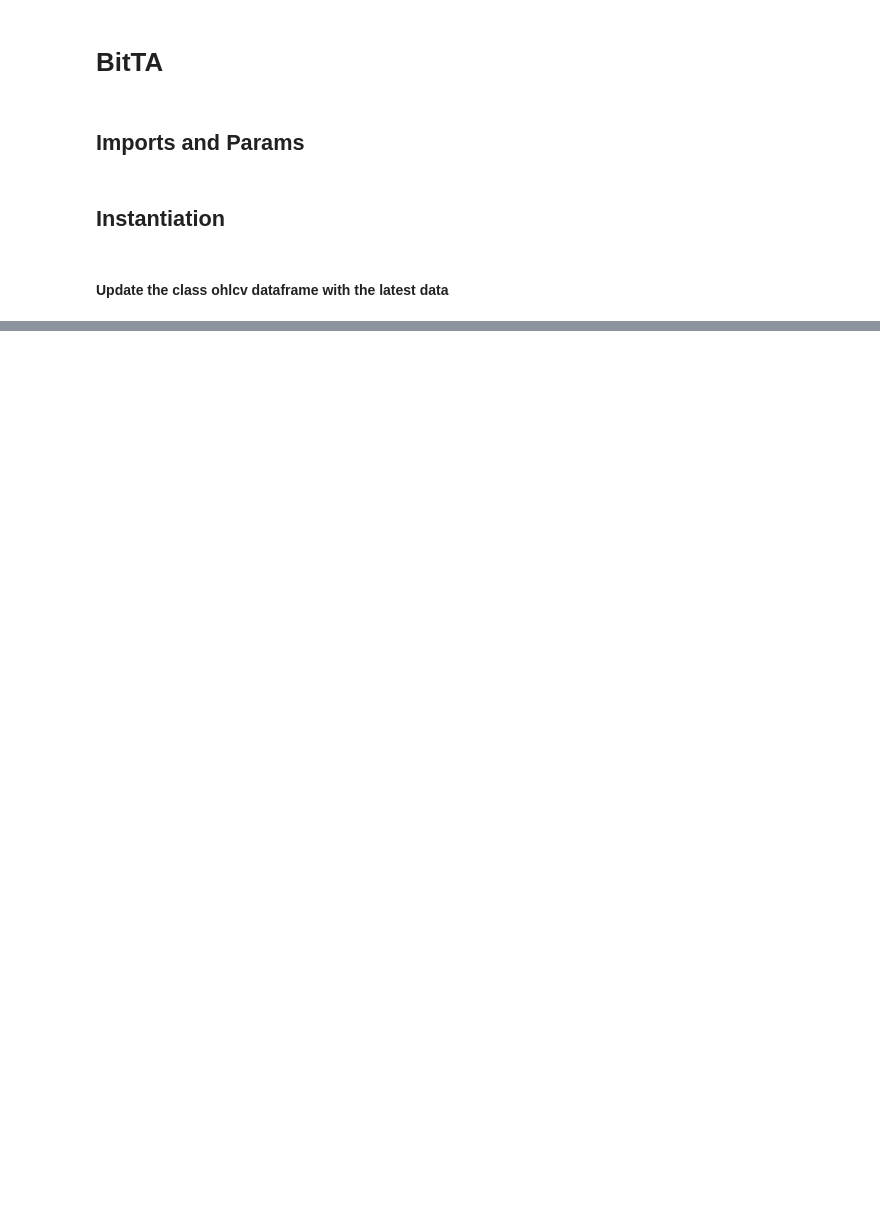
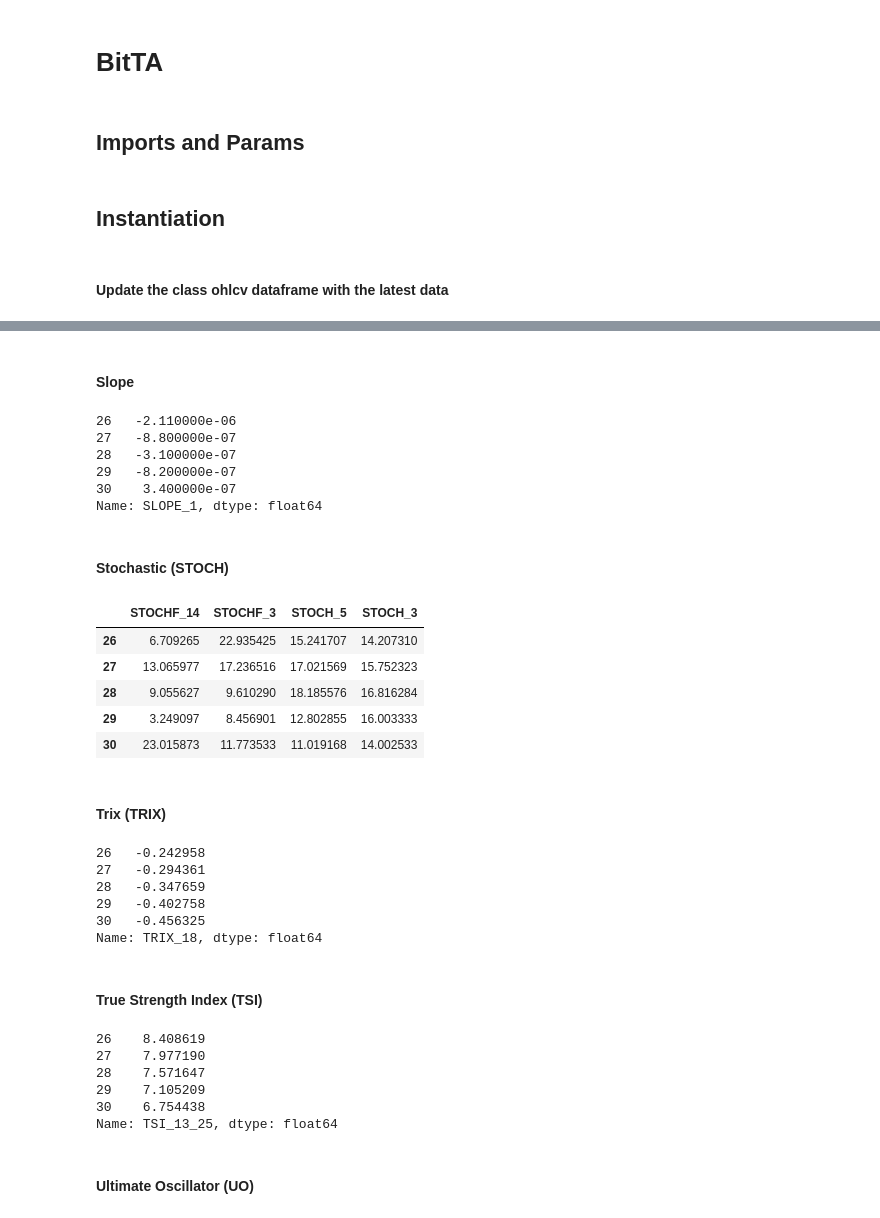
Before and after one commit to Distortedlogic/ionomy-python, a Jupyter notebook: docs/source/notebooks/bitta.ipynb, the cells around one changed output, grey strips where cells are left out. Drawn from its saved outputs; the diff is of its cells as text; code cells hidden in the pictures; blank space fills up the shorter version.

```diff
--- a/docs/source/notebooks/bitta.ipynb
+++ b/docs/source/notebooks/bitta.ipynb
@@ -184,0 +217,50 @@ class AnalysisIndicators(BasePandasObject)
+# %% [markdown]
+#### Slope
+# %%
+slope_series = bta.slope(length=1, as_angle=False, to_degrees=False, offset=0)
+slope_series.tail()
+# %% [output]
+26   -2.110000e-06
+27   -8.800000e-07
+28   -3.100000e-07
+29   -8.200000e-07
+30    3.400000e-07
+Name: SLOPE_1, dtype: float64
+# %% [markdown]
+#### Stochastic (STOCH)
+# %%
+stoch_series = bta.stoch(fast_k=14, slow_k=5, slow_d=3, offset=0)
+stoch_series.tail()
+# %% [output]
+|  | STOCHF_14 | STOCHF_3 | STOCH_5 | STOCH_3 |
+| 26 | 6.709265 | 22.935425 | 15.241707 | 14.207310 |
+| 27 | 13.065977 | 17.236516 | 17.021569 | 15.752323 |
+| 28 | 9.055627 | 9.610290 | 18.185576 | 16.816284 |
+| 29 | 3.249097 | 8.456901 | 12.802855 | 16.003333 |
+| 30 | 23.015873 | 11.773533 | 11.019168 | 14.002533 |
+# %% [markdown]
+#### Trix (TRIX)
+# %%
+trix_series = bta.trix(length=18, drift=1, offset=0)
+trix_series.tail()
+# %% [output]
+26   -0.242958
+27   -0.294361
+28   -0.347659
+29   -0.402758
+30   -0.456325
+Name: TRIX_18, dtype: float64
+# %% [markdown]
+#### True Strength Index (TSI)
+# %%
+tsi_series = bta.tsi(fast=13, slow=25, drift=1, offset=0)
+tsi_series.tail()
+# %% [output]
+26    8.408619
+27    7.977190
+28    7.571647
+29    7.105209
+30    6.754438
+Name: TSI_13_25, dtype: float64
+# %% [markdown]
+#### Ultimate Oscillator (UO)
```
Also changed, not shown: parts of 179 cells of this notebook, 1 other file.
